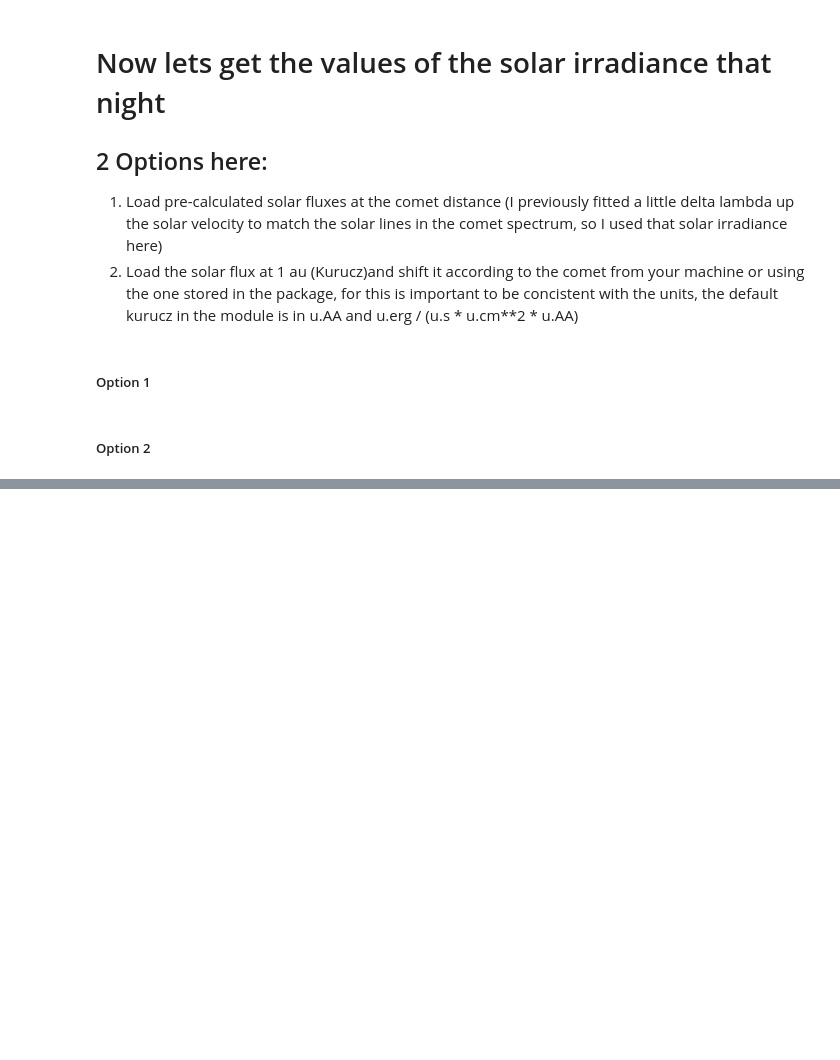
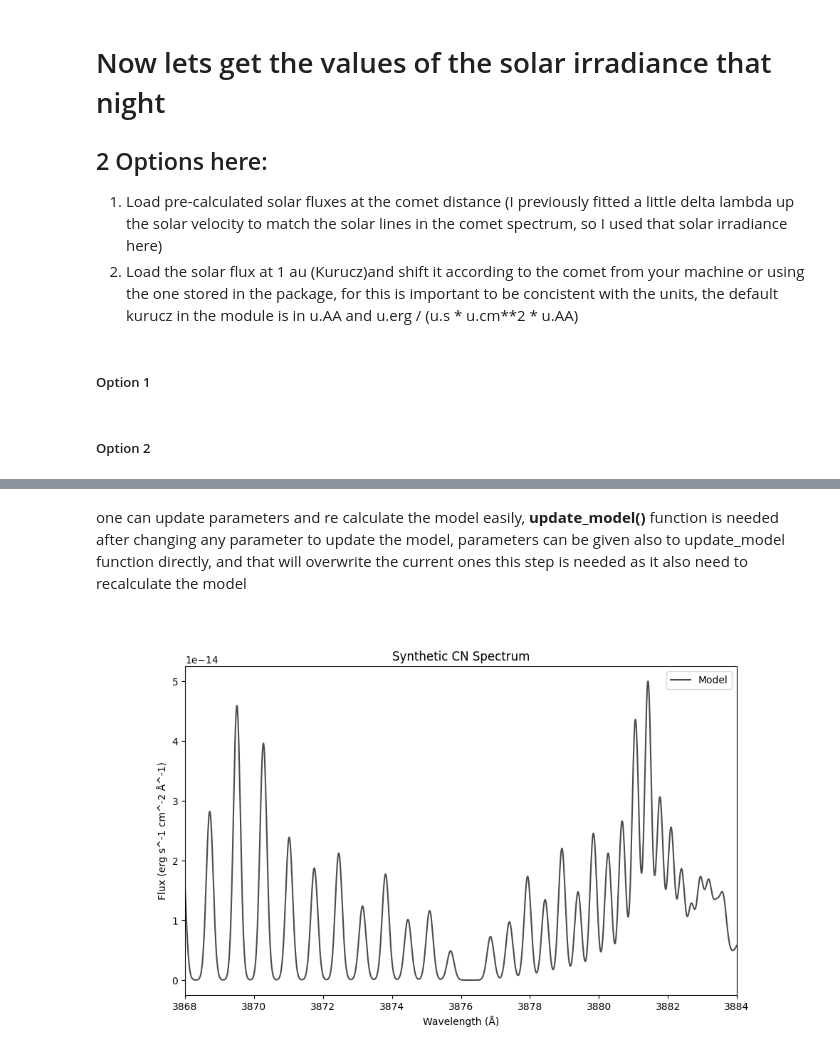
Before and after one commit to baltasarluco/CometSpec, a Jupyter notebook: WorkFlow_Example/WorkFlow.ipynb, the cells around one changed output, grey strips where cells are left out. Cells and saved outputs as stored; diff of their text form; code cells hidden in the pictures; blank space fills up the shorter version.

```diff
--- a/WorkFlow_Example/WorkFlow.ipynb
+++ b/WorkFlow_Example/WorkFlow.ipynb
@@ -219,0 +283,20 @@ This are the most important functions iin this submodule, there are another ones
+# %% [markdown]
+one can update parameters and re calculate the model easily, **update_model()** function
+is needed after changing any parameter to update the model, parameters can be given also to update_model function directly, and that will overwrite the current ones
+this step is needed as it also need to recalculate the model
+# %%
+model.lsf_method = 'Gauss'
+model.sigma = 0.1
+model.logQ = -1
+model.update_model()
+
+plt.figure(figsize=(10, 6))
+plt.plot(model.model_wave, model.best_model, color='k', alpha=0.7, label='Model')
+plt.xlabel('Wavelength (Å)')
+plt.xlim(model.window)
+plt.ylabel('Flux (erg s^-1 cm^-2 Å^-1)')
+plt.title('Synthetic CN Spectrum')
+plt.legend()
+plt.show()
+# %% [output]
+[figure, added]
```
Also changed, not shown: parts of 21 cells of this notebook, 34 other files.
